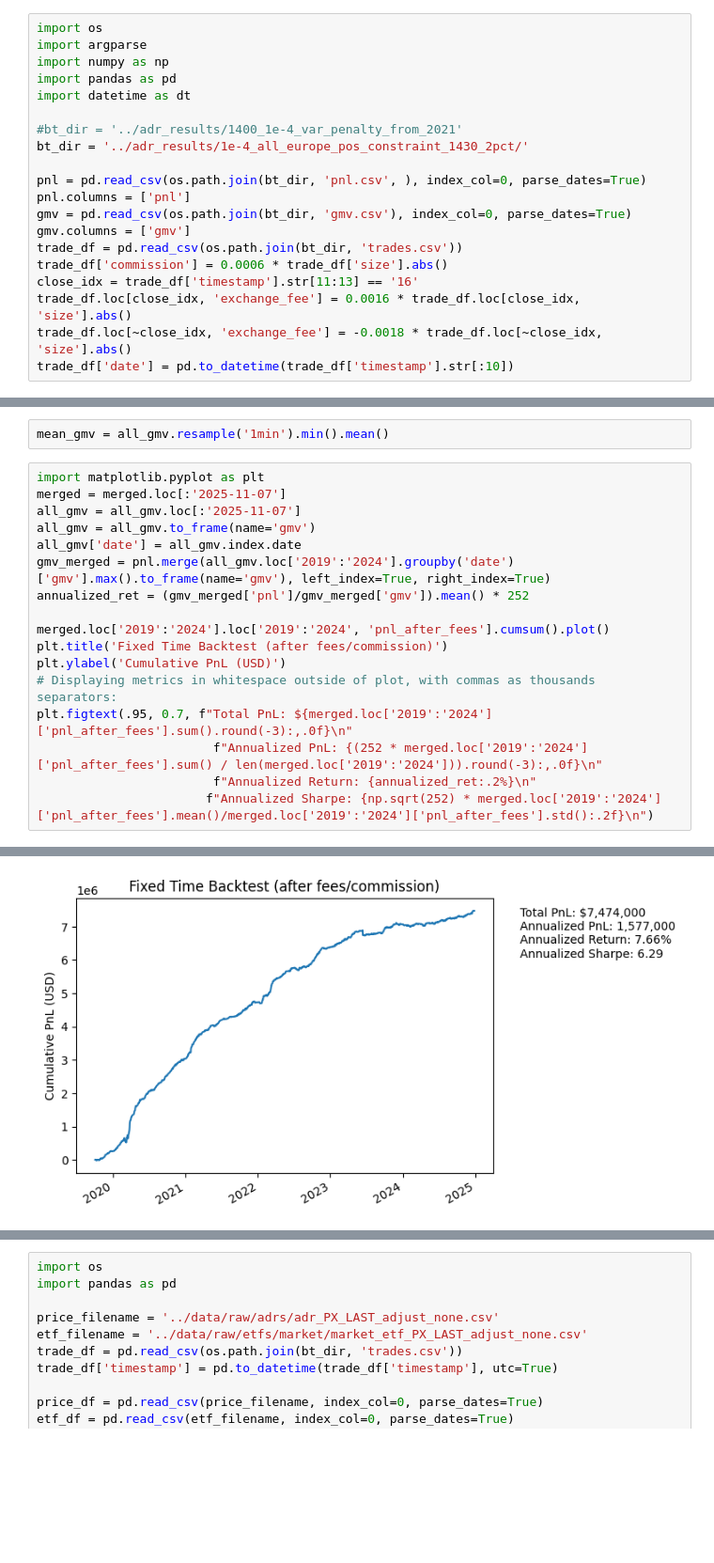
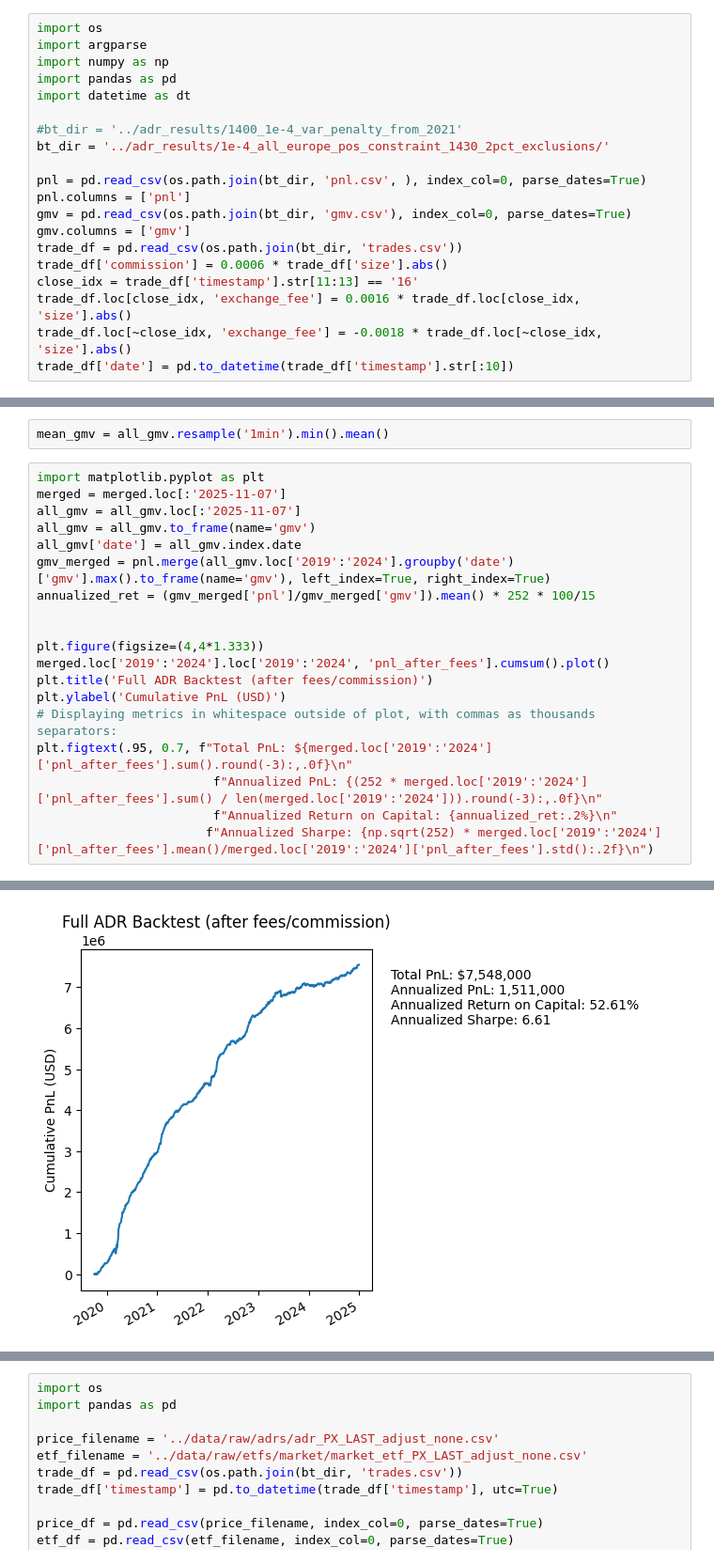
Before and after one commit to petermelq/research_adr, a Jupyter notebook: notebooks/bt_with_fees2.ipynb, the cells around one changed output, grey strips where cells are left out. Shown at 94% size. Drawn from its saved outputs; the diff is of its cells as text; blank space fills up the shorter version.

```diff
--- a/notebooks/bt_with_fees2.ipynb
+++ b/notebooks/bt_with_fees2.ipynb
@@ -6,7 +6,7 @@ import pandas as pd
 import datetime as dt
 
 #bt_dir = '../adr_results/1400_1e-4_var_penalty_from_2021'
-bt_dir = '../adr_results/1e-4_all_europe_pos_constraint_1430_2pct/'
+bt_dir = '../adr_results/1e-4_all_europe_pos_constraint_1430_2pct_exclusions/'
 
 pnl = pd.read_csv(os.path.join(bt_dir, 'pnl.csv', ), index_col=0, parse_dates=True)
 pnl.columns = ['pnl']
@@ -42,14 +42,16 @@ all_gmv = all_gmv.loc[:'2025-11-07']
 all_gmv = all_gmv.to_frame(name='gmv')
 all_gmv['date'] = all_gmv.index.date
 gmv_merged = pnl.merge(all_gmv.loc['2019':'2024'].groupby('date')['gmv'].max().to_frame(name='gmv'), left_index=True, right_index=True)
-annualized_ret = (gmv_merged['pnl']/gmv_merged['gmv']).mean() * 252
+annualized_ret = (gmv_merged['pnl']/gmv_merged['gmv']).mean() * 252 * 100/15
 
+
+plt.figure(figsize=(4,4*1.333))
 merged.loc['2019':'2024'].loc['2019':'2024', 'pnl_after_fees'].cumsum().plot()
-plt.title('Fixed Time Backtest (after fees/commission)')
+plt.title('Full ADR Backtest (after fees/commission)')
 plt.ylabel('Cumulative PnL (USD)')
 # Displaying metrics in whitespace outside of plot, with commas as thousands separators:
 plt.figtext(.95, 0.7, f"Total PnL: ${merged.loc['2019':'2024']['pnl_after_fees'].sum().round(-3):,.0f}\n"
                         f"Annualized PnL: {(252 * merged.loc['2019':'2024']['pnl_after_fees'].sum() / len(merged.loc['2019':'2024'])).round(-3):,.0f}\n"
-                        f"Annualized Return: {annualized_ret:.2%}\n"
+                        f"Annualized Return on Capital: {annualized_ret:.2%}\n"
                        f"Annualized Sharpe: {np.sqrt(252) * merged.loc['2019':'2024']['pnl_after_fees'].mean()/merged.loc['2019':'2024']['pnl_after_fees'].std():.2f}\n")
 # %% [output]
@@ -57,4 +59,4 @@ Text(0.95, 0.7, 'Total PnL: $7,474,000\nAnnualized PnL: 1,577,000\nAnnualized Re
-[figure, old version]
+[figure, new version]
 # %%
 import matplotlib.pyplot as plt
 
```
Also changed, not shown: parts of 5 cells of this notebook, 6 other files.
